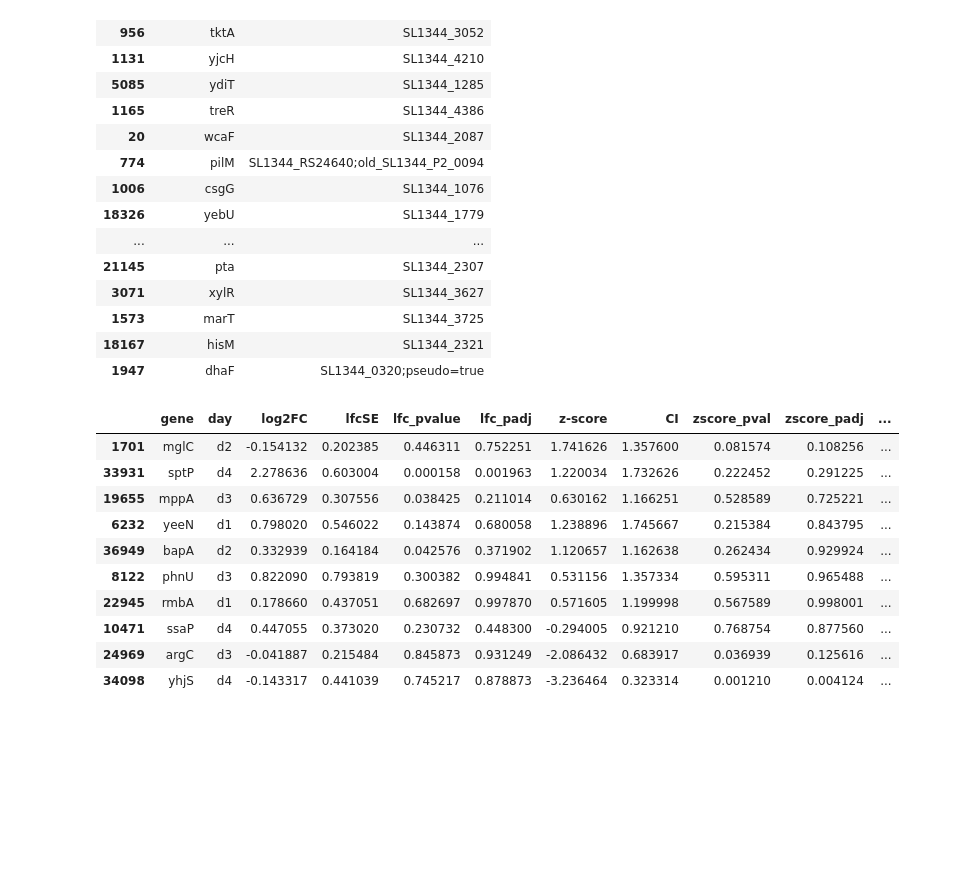
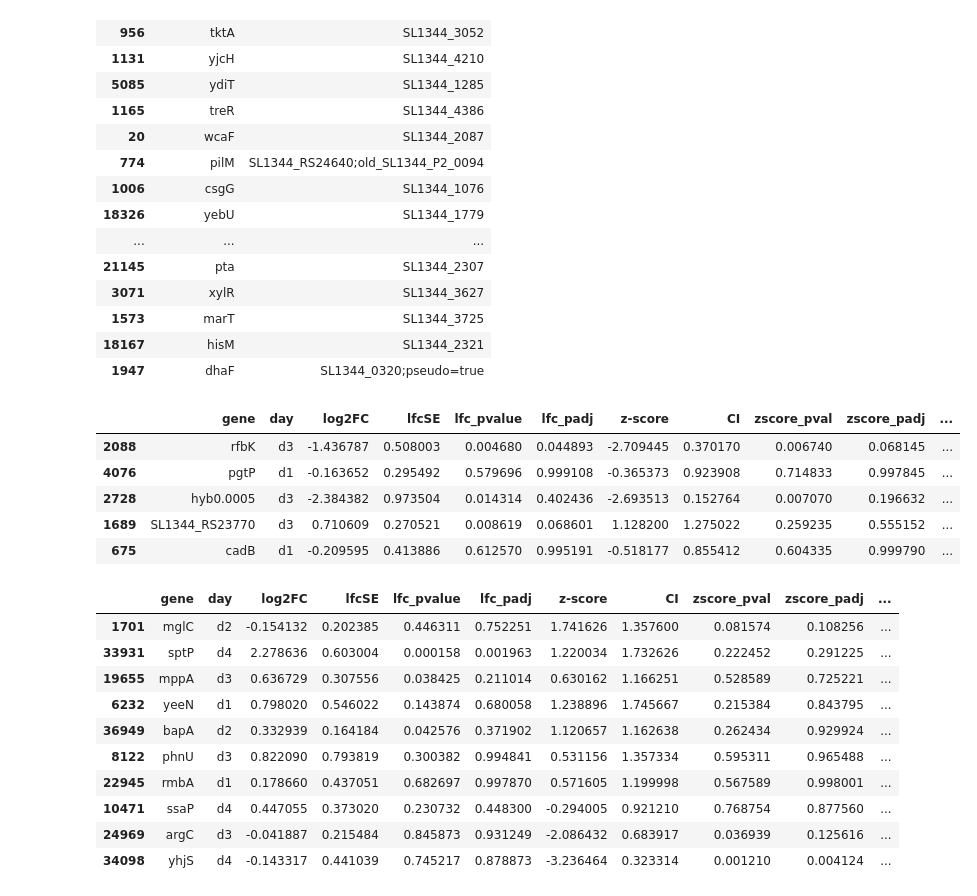
Before and after one commit to MicrobiologyETHZ/nguyenb_rbtnseq_2024, a Jupyter notebook: code/notebooks/08_2021_pathway_enrichment/pathway_enrichment1.ipynb, the cells around one changed output. Cells and saved outputs as stored; diff of their text form; code cells hidden in the pictures; blank space fills up the shorter version.

```diff
--- a/code/notebooks/08_2021_pathway_enrichment/pathway_enrichment1.ipynb
+++ b/code/notebooks/08_2021_pathway_enrichment/pathway_enrichment1.ipynb
@@ -75,6 +75,18 @@ ann.sample(25)
 | 1573 | marT | SL1344_3725 |
 | 18167 | hisM | SL1344_2321 |
 | 1947 | dhaF | SL1344_0320;pseudo=true |
+# %%
+# Ranking should be done within each day, within each library, then take median rank for each gene
+df = pd.read_csv("../../../data/27_07_results_and_figures/final_results/26-07-final-results.csv", index_col=0)
+df['dir_change'] = df['z-score'].apply(lambda x: 1 if x > 0 else -1)
+df.sample(5)
+# %% [output]
+|  | gene | day | log2FC | lfcSE | lfc_pvalue | lfc_padj | z-score | CI | zscore_pval | zscore_padj | ... |
+| 2088 | rfbK | d3 | -1.436787 | 0.508003 | 0.004680 | 0.044893 | -2.709445 | 0.370170 | 0.006740 | 0.068145 | ... |
+| 4076 | pgtP | d1 | -0.163652 | 0.295492 | 0.579696 | 0.999108 | -0.365373 | 0.923908 | 0.714833 | 0.997845 | ... |
+| 2728 | hyb0.0005 | d3 | -2.384382 | 0.973504 | 0.014314 | 0.402436 | -2.693513 | 0.152764 | 0.007070 | 0.196632 | ... |
+| 1689 | SL1344_RS23770 | d3 | 0.710609 | 0.270521 | 0.008619 | 0.068601 | 1.128200 | 1.275022 | 0.259235 | 0.555152 | ... |
+| 675 | cadB | d1 | -0.209595 | 0.413886 | 0.612570 | 0.995191 | -0.518177 | 0.855412 | 0.604335 | 0.999790 | ... |
 # %%
 # Read in final results table
 #df = pd.read_csv("../../results/26-07-final-results.csv", index_col=0)
```
Also changed, not shown: parts of 1 cell of this notebook, 5 other files.
